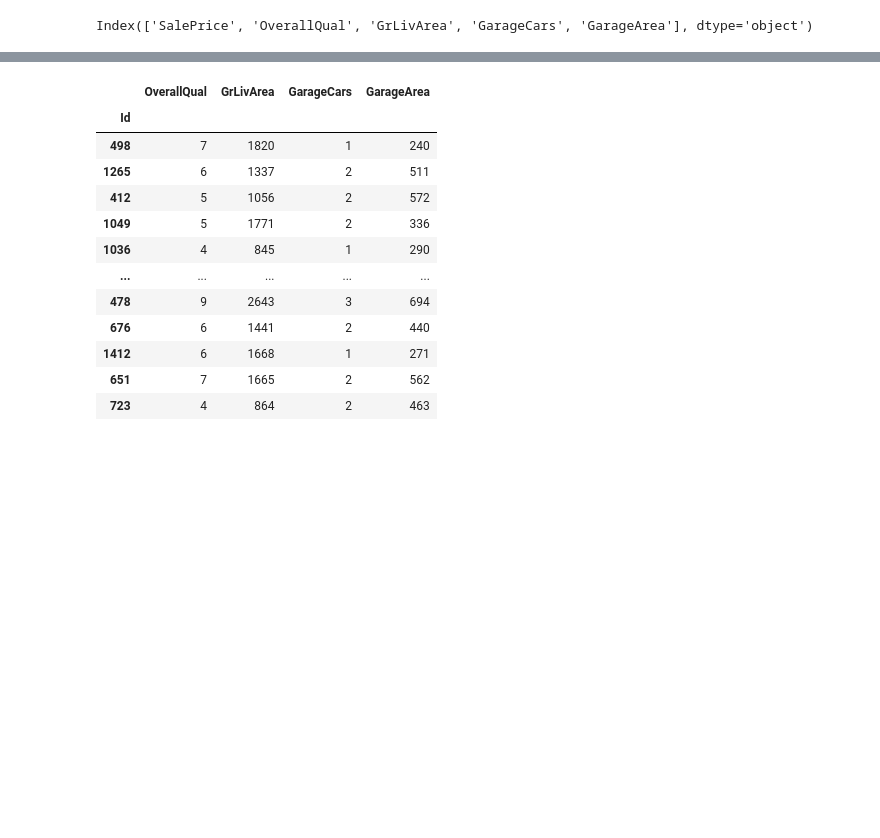
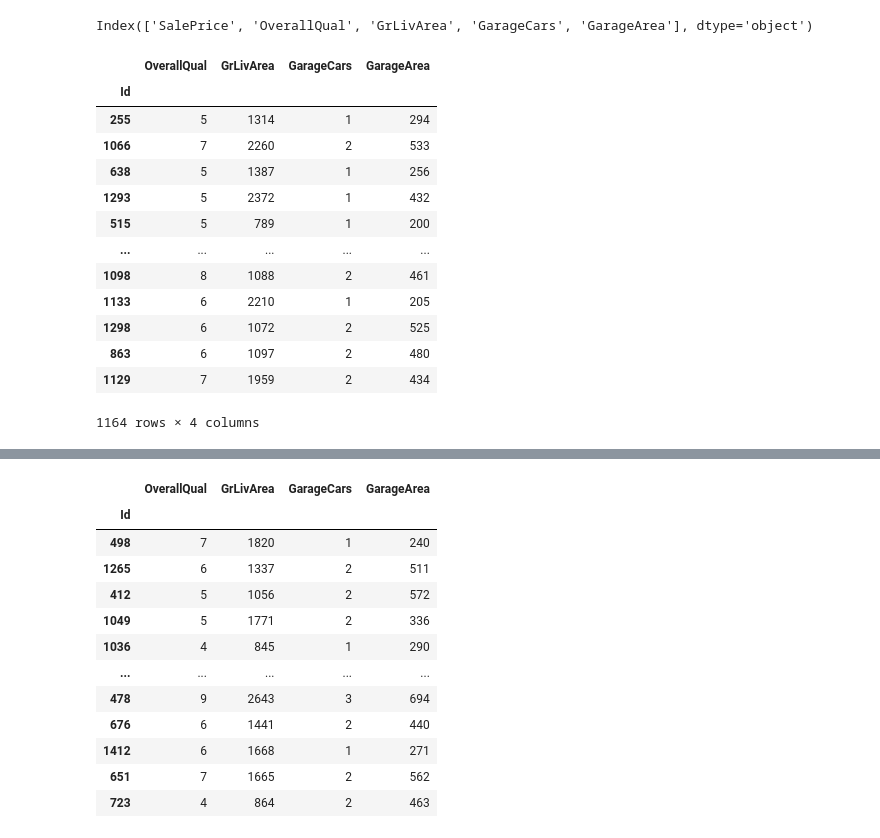
Before and after one commit to mklasby/ensf-444, a Jupyter notebook: lab-2/Linear_regression_Lab_2.ipynb, the cells around one changed output, grey strips where cells are left out. Drawn from its saved outputs; the diff is of its cells as text; code cells hidden in the pictures; blank space fills up the shorter version.

```diff
--- a/lab-2/Linear_regression_Lab_2.ipynb
+++ b/lab-2/Linear_regression_Lab_2.ipynb
@@ -236,6 +234,23 @@ y = df_sample["SalePrice"]
 
 # build the train and test sets, use same random state for reproducibility
 X_train, X_test, y_train, y_test = train_test_split(X, y, test_size=0.2, random_state=42)
+# %%
+X_train
+# %% [output]
+|  | OverallQual | GrLivArea | GarageCars | GarageArea |
+| Id |  |  |  |  |
+| 255 | 5 | 1314 | 1 | 294 |
+| 1066 | 7 | 2260 | 2 | 533 |
+| 638 | 5 | 1387 | 1 | 256 |
+| 1293 | 5 | 2372 | 1 | 432 |
+| 515 | 5 | 789 | 1 | 200 |
+| ... | ... | ... | ... | ... |
+| 1098 | 8 | 1088 | 2 | 461 |
+| 1133 | 6 | 2210 | 1 | 205 |
+| 1298 | 6 | 1072 | 2 | 525 |
+| 863 | 6 | 1097 | 2 | 480 |
+| 1129 | 7 | 1959 | 2 | 434 |
+1164 rows × 4 columns
 # %%
 # import the libraries for regression
 from sklearn.linear_model import LinearRegression, Ridge, Lasso
```
Also changed, not shown: parts of 17 cells of this notebook.
